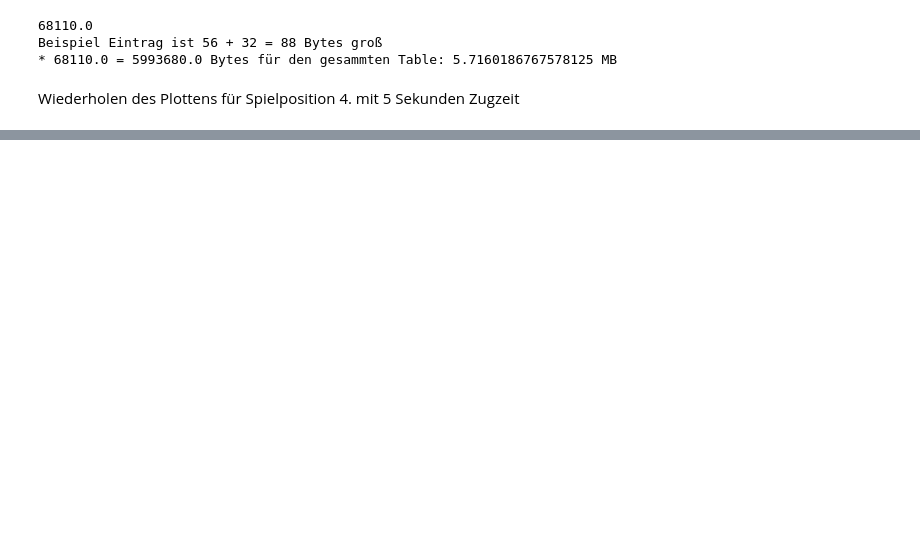
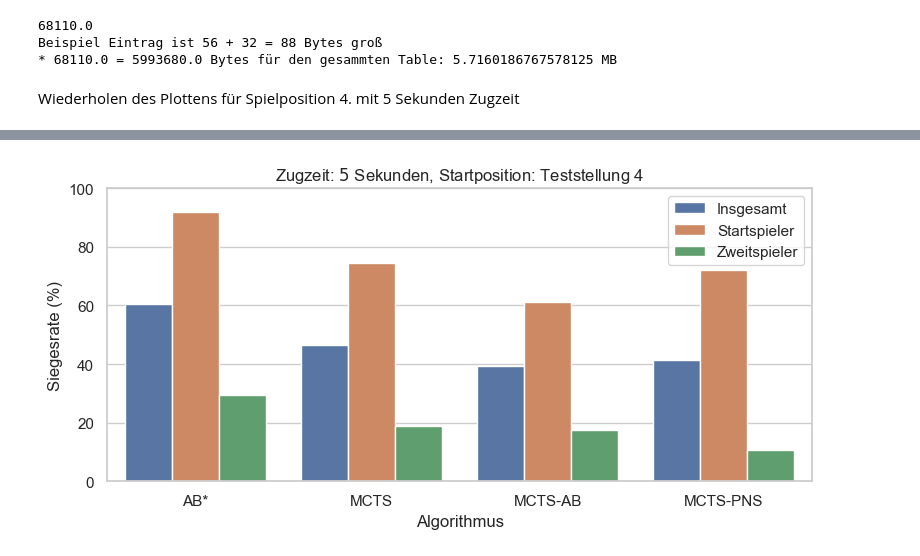
Before and after one commit to l3yd/bachelorarbeit, a Jupyter notebook: experiments.ipynb, the cells around one changed output, grey strips where cells are left out. Saved outputs shown, nothing was run; the diff lists cells and outputs as text; code cells hidden in the pictures; blank space fills up the shorter version.

```diff
--- a/experiments.ipynb
+++ b/experiments.ipynb
@@ -1481,7 +1508,7 @@ Beispiel Eintrag ist 56 + 32 = 88 Bytes groß
 Wiederholen des Plottens für Spielposition 4. mit 5 Sekunden Zugzeit
 # %%
 # Results auswerten und plotten der Siegesraten
-df_1 = pd.read_csv('data/round_robin_position_4.csv')
+df = pd.read_csv('data/round_robin_position_4.csv')
 
 def get_matchup(row):
     players = sorted([row['player1'], row['player2']])
@@ -1520,0 +1566,80 @@ print('-')
+# %%
+# Winrates when going first
+
+# Results auswerten und plotten der Siegesraten
+df = pd.read_csv('data/round_robin_position_4.csv')
+
+def get_starting_name(row):
+    starting = row['starting_player']
+    return row[f'player{starting}']
+
+df['starting_name'] = df.apply(get_starting_name, axis=1)
+df['winner_name'] = df.apply(
+    lambda row: row['player1'] if row['winner'] == 1 else row['player2'] if row['winner'] == 2 else 'draw',
+    axis=1
+)
+
+def slice_alg_played(df, alg):
+    return df[(df['player1']==alg) | (df['player2'==alg])]
+
+def slice_alg_starts(df, alg):
+    return df[df['starting_name']==alg]
+
+def slice_alg_second(df, alg):
+    return df[(df['starting_name']!=alg) & ((df['player1'] == alg) |(df['player2']==alg))]
+
+def winrate_overall(df,alg):
+    all_games = df[(df['player1']==alg) | (df['player2']==alg)]
+    wins = (all_games['winner_name'] == alg).sum()
+    #total = (all_games['winner_name']!='draw').sum()
+    total = len(all_games)
+    winrate = round(wins / total,4)
+    return winrate
+
+
+def winrate_when_first(df, alg):
+    starts = df[df['starting_name']==alg]
+    wins = (starts['winner_name'] == alg).sum()
+    #total = (starts['winner_name']!='draw').sum()
+    total = len(starts)
+    winrate = round(wins / total,4)
+    return winrate
+
+def winrate_when_second(df, alg):
+    second = df[(df['starting_name']!=alg) & ((df['player1'] == alg) |(df['player2']==alg))]
+    wins = (second['winner_name'] == alg).sum()
+    #total = (second['winner_name']!='draw').sum()
+    total = len(second)
+    winrate = round(wins / total,4)
+    return winrate
+
+algorithms = ['AB','MCTS','MCTS-AB','MCTS-PNS']
+
+winrates_overall = []
+winrates_first = []
+winrates_second = []
+for alg in algorithms:
+    winrates_overall.append(winrate_overall(df,alg))
+    winrates_first.append(winrate_when_first(df,alg))
+    winrates_second.append(winrate_when_second(df,alg))
+
+
+df_winrates = pd.DataFrame()
+
+algorithms[0] = 'AB*'
+df_winrates['algorithm'] = algorithms + algorithms + algorithms
+df_winrates['winrate'] =  [100*i for i in (winrates_overall + winrates_first + winrates_second)]
+df_winrates['first_or_second'] = ['Insgesamt','Insgesamt','Insgesamt','Insgesamt','Startspieler','Startspieler','Startspieler','Startspieler','Zweitspieler','Zweitspieler','Zweitspieler','Zweitspieler']
+
+sns.set_theme(style='whitegrid')
+plt.figure(figsize=(8, 4))
+sns.barplot(data=df_winrates, x="algorithm", y="winrate", hue="first_or_second")
+plt.xlabel("Algorithmus")
+plt.ylabel("Siegesrate (%)")
+plt.title(r"Zugzeit: $5$ Sekunden, Startposition: Teststellung 4")
+plt.ylim(0, 100)
+plt.legend(title="")
+plt.tight_layout()
+plt.show()
+# %% [output]
+[figure, added]
```
Also changed, not shown: parts of 12 cells of this notebook, 14 other files.
